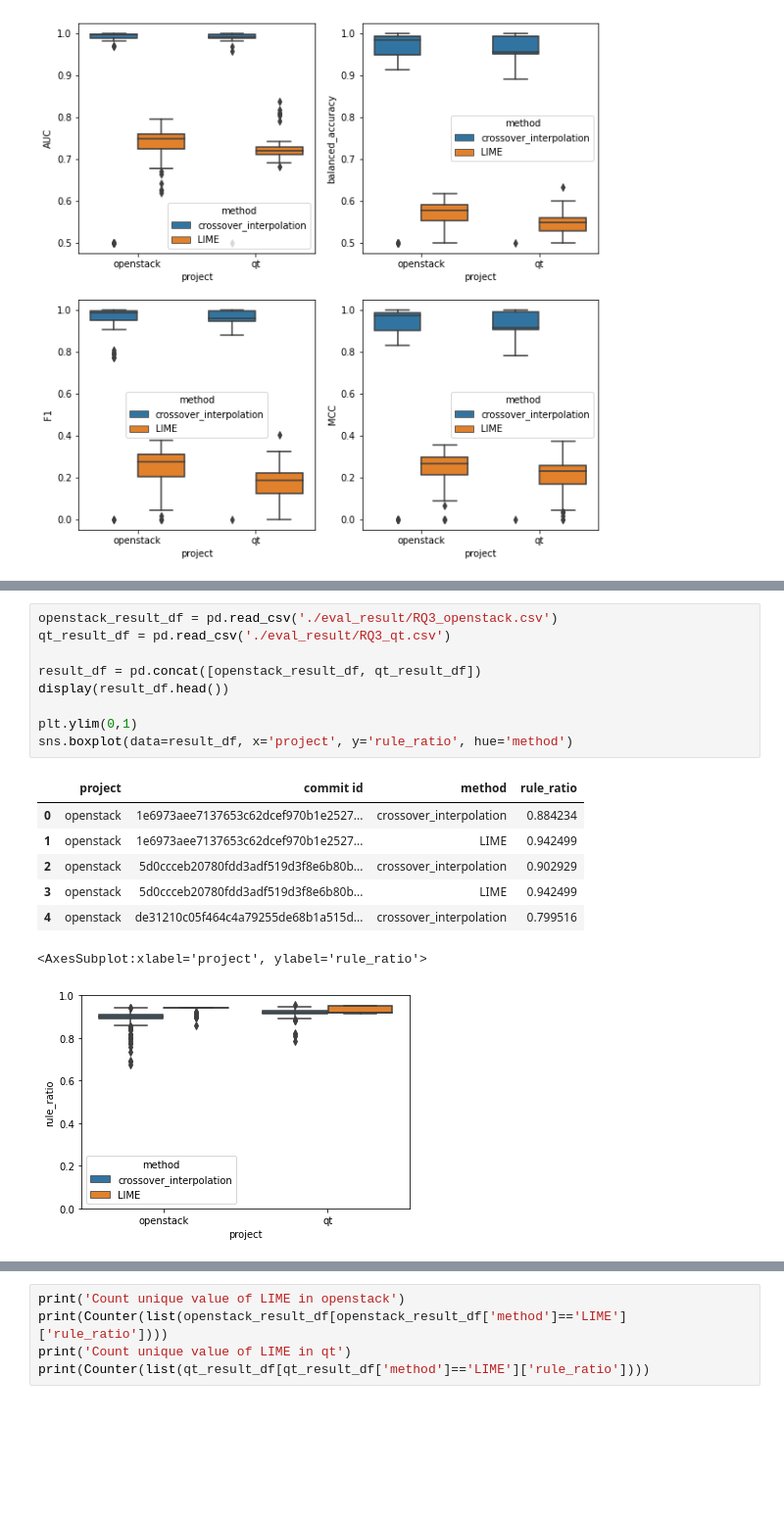
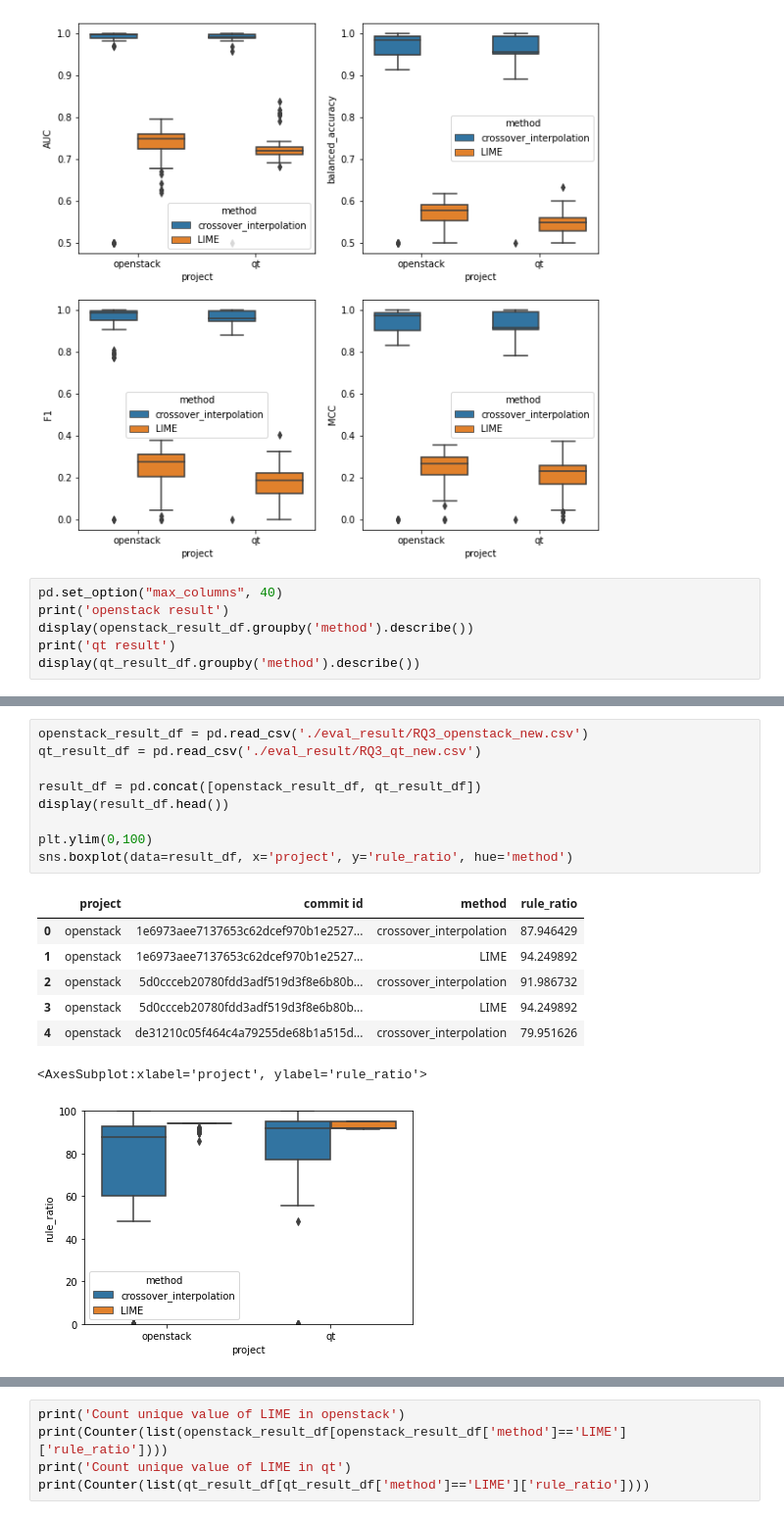
Before and after one commit to awsm-research/PyExplainer, a Jupyter notebook: experiment/evaluation_clean_code.ipynb, the cells around one changed output, grey strips where cells are left out. Shown at 98% size. Drawn from its saved outputs; the diff is of its cells as text; blank space fills up the shorter version.

```diff
--- a/experiment/evaluation_clean_code.ipynb
+++ b/experiment/evaluation_clean_code.ipynb
@@ -447,3 +530,9 @@ plt.show()
 | 3 | openstack | 5d0ccceb20780fdd3adf519d3f8e6b80b... | LIME | 0.580125 | 0.745687 | 0.282288 | 0.277408 |
 | 4 | openstack | de31210c05f464c4a79255de68b1a515d... | crossover_interpolation | 0.935895 | 0.986777 | 0.933446 | 0.874022 |
 [figure]
+# %%
+pd.set_option("max_columns", 40)
+print('openstack result')
+display(openstack_result_df.groupby('method').describe())
+print('qt result')
+display(qt_result_df.groupby('method').describe())
@@ -450,21 +552,21 @@ plt.show()
 # %%
-openstack_result_df = pd.read_csv('./eval_result/RQ3_openstack.csv')
-qt_result_df = pd.read_csv('./eval_result/RQ3_qt.csv')
+openstack_result_df = pd.read_csv('./eval_result/RQ3_openstack_new.csv')
+qt_result_df = pd.read_csv('./eval_result/RQ3_qt_new.csv')
 
 result_df = pd.concat([openstack_result_df, qt_result_df])
 display(result_df.head())
 
-plt.ylim(0,1)
+plt.ylim(0,100)
 sns.boxplot(data=result_df, x='project', y='rule_ratio', hue='method')
 # %% [output]
 |  | project | commit id | method | rule_ratio |
-| 0 | openstack | 1e6973aee7137653c62dcef970b1e2527... | crossover_interpolation | 0.884234 |
-| 1 | openstack | 1e6973aee7137653c62dcef970b1e2527... | LIME | 0.942499 |
-| 2 | openstack | 5d0ccceb20780fdd3adf519d3f8e6b80b... | crossover_interpolation | 0.902929 |
-| 3 | openstack | 5d0ccceb20780fdd3adf519d3f8e6b80b... | LIME | 0.942499 |
-| 4 | openstack | de31210c05f464c4a79255de68b1a515d... | crossover_interpolation | 0.799516 |
+| 0 | openstack | 1e6973aee7137653c62dcef970b1e2527... | crossover_interpolation | 87.946429 |
+| 1 | openstack | 1e6973aee7137653c62dcef970b1e2527... | LIME | 94.249892 |
+| 2 | openstack | 5d0ccceb20780fdd3adf519d3f8e6b80b... | crossover_interpolation | 91.986732 |
+| 3 | openstack | 5d0ccceb20780fdd3adf519d3f8e6b80b... | LIME | 94.249892 |
+| 4 | openstack | de31210c05f464c4a79255de68b1a515d... | crossover_interpolation | 79.951626 |
 <AxesSubplot:xlabel='project', ylabel='rule_ratio'>
-[figure, old version]
+[figure, new version]
 # %%
 print('Count unique value of LIME in openstack')
 print(Counter(list(openstack_result_df[openstack_result_df['method']=='LIME']['rule_ratio'])))
```
Also changed, not shown: parts of 10 cells of this notebook, 5 other files.
